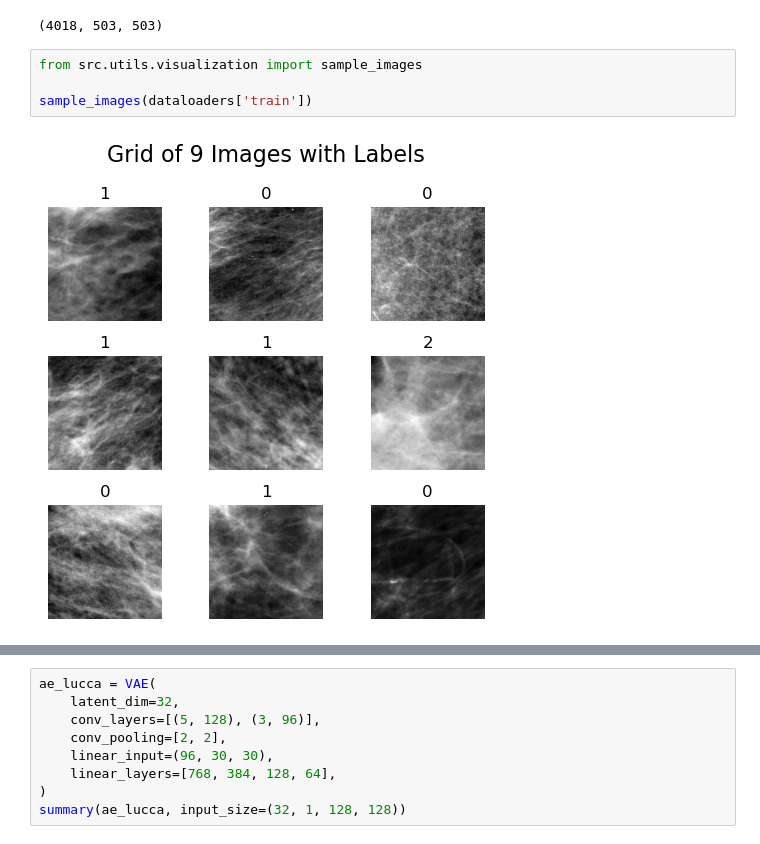
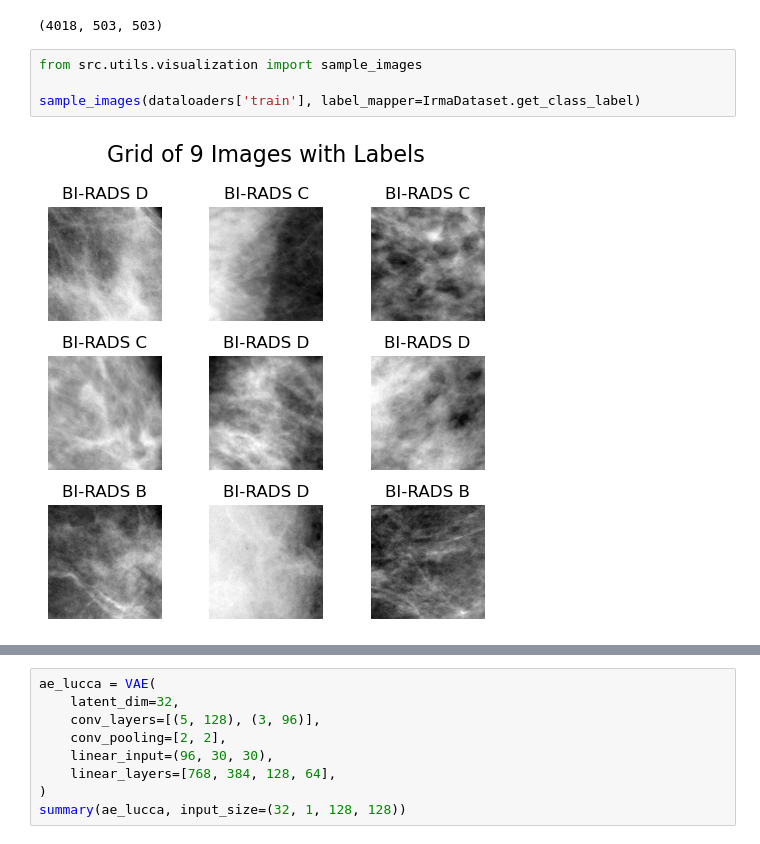
Before and after one commit to GomideLeo/latent-parser, a Jupyter notebook: notebook2.ipynb, the cells around one changed output, grey strips where cells are left out. Cells and saved outputs as stored; diff of their text form.

```diff
--- a/notebook2.ipynb
+++ b/notebook2.ipynb
@@ -42,6 +118,6 @@ len(datasets['train']), len(datasets['test']), len(datasets['val'])
 # %%
 from src.utils.visualization import sample_images
 
-sample_images(dataloaders['train'])
+sample_images(dataloaders['train'], label_mapper=IrmaDataset.get_class_label)
 # %% [output]
-[figure, old version]
+[figure, new version]
```
Also changed, not shown: parts of 26 cells of this notebook, 6 other files.
